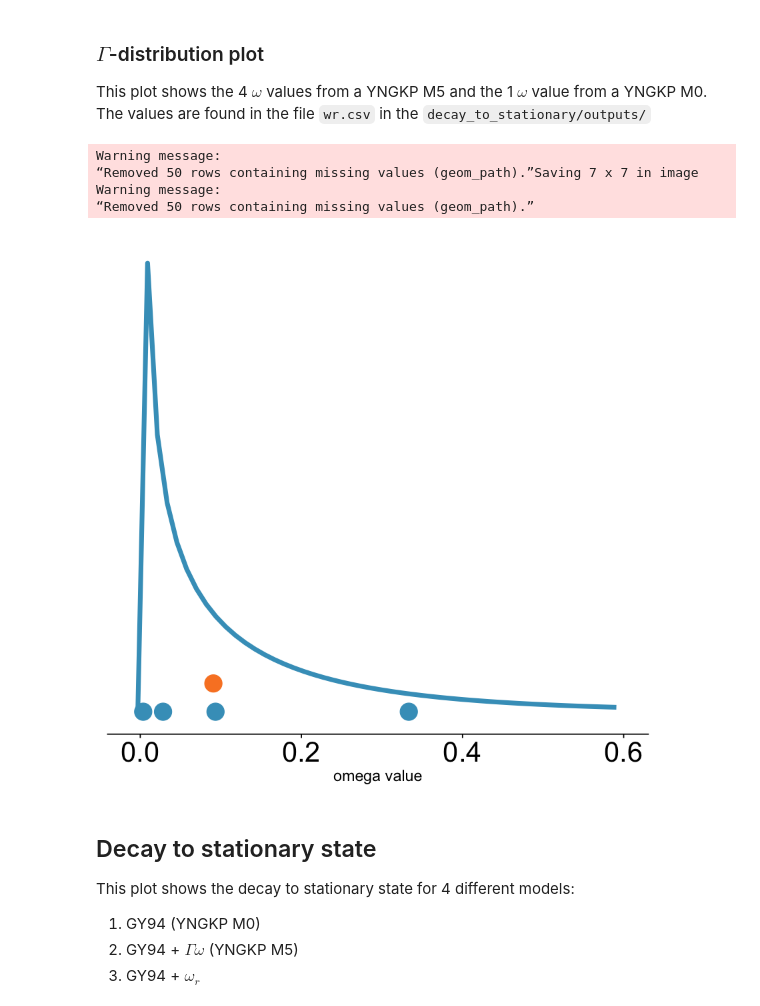
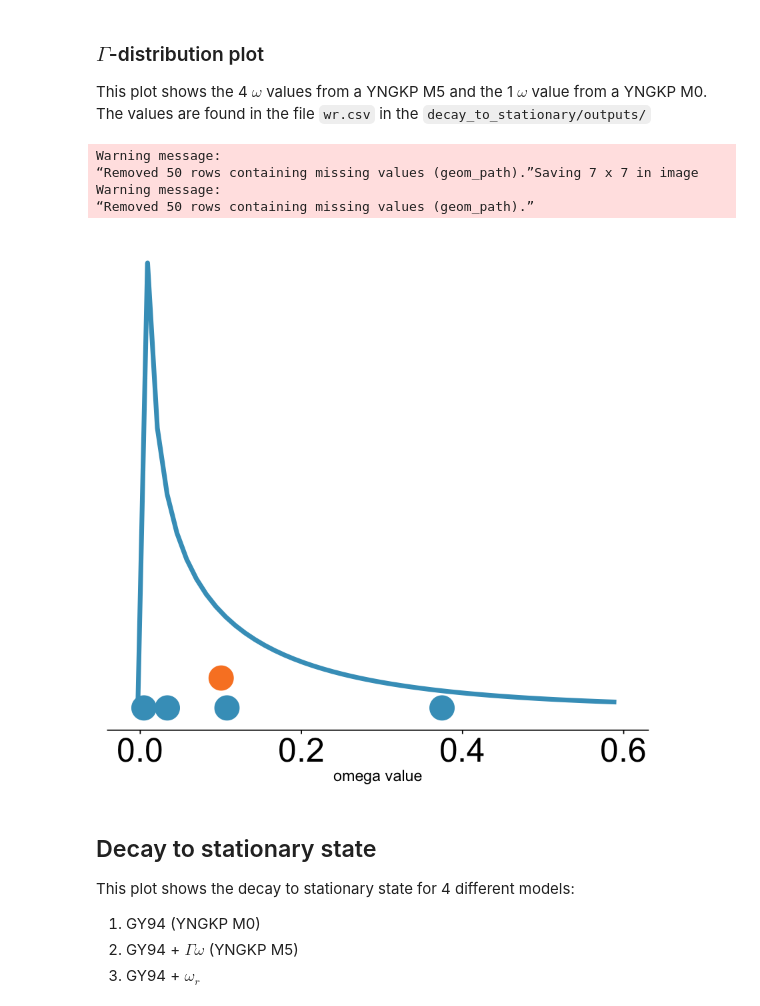
Before and after one commit to jbloomlab/divergence_timing_manuscript, a Jupyter notebook: manuscript/figures/figures.ipynb, the cells around one changed output. Drawn from its saved outputs; the diff is of its cells as text; code cells hidden in the pictures.

Commit message:
small tweaks to first two figures

```diff
--- a/manuscript/figures/figures.ipynb
+++ b/manuscript/figures/figures.ipynb
@@ -143,34 +143,33 @@ Saving 10 x 7 in image
 This plot shows the 4 $\omega$ values from a YNGKP M5 and the 1 $\omega$ value from a YNGKP M0.
 The values are found in the file `wr.csv` in the `decay_to_stationary/outputs/`
 # %%
-# read in the dataframe from decay to stationary
-model_params = read.csv("../../analysis/decay_to_stationary/outputs/wr.csv")
-# get the gamma distribution
-gamma = subset(model_params, type == "gamma")
-alpha_omega = subset(gamma, model=="alpha_omega")$omega[[1]]
-beta_omega = subset(gamma, model=="beta_omega")$omega[[1]]
+# set up gamma distribution
+alpha_omega = 0.509
+beta_omega = 3.92
 x <- seq(-.1,1.1,length=100)
 y <- dgamma(x, alpha_omega, beta_omega)
 df <- data.frame(x,y)
 # get the omega values
-means = subset(model_params, type == "omega")
-means$y_axis = append(rep(0, (nrow(means)-1)), 0.75)
+means = c(0.00458686,0.03361759,0.10764779,0.37455593,0.100413)
+model = c("M5", "M5", "M5", "M5", "M0")
+means = data.frame(means, model)
+means$y_axis = append(rep(0, 4), 0.75)
 
 myColors <- c(orange, blue)
 colorScale <- scale_color_manual(name = "Model", values = myColors)
 
 omega <- ggplot(df, aes(x,y)) + geom_line(color=blue, size=2)
-omega <- omega + xlab("omega value") + theme(axis.text.x = element_text(size=25),axis.line.y = element_blank(), axis.ticks.y = element_blank(), axis.text.y = element_blank(), axis.title.y=element_blank(), legend.position = "none")
+omega <- omega + xlab("omega value") + theme(axis.text.x = element_text(size=30),axis.line.y = element_blank(), axis.ticks.y = element_blank(), axis.text.y = element_blank(), axis.title.y=element_blank(), legend.position = "none")
 omega <- omega + colorScale + xlim(c(-.01, 0.6))
-omega <- omega + geom_point(data=means, aes(omega,y_axis, color=model), size = 7)
+omega <- omega + geom_point(data=means, aes(means,y_axis, color=model), size = 10)
 omega
 ggsave("_raw_omega.png")
 # %% [output]
 Warning message:
 “Removed 50 rows containing missing values (geom_path).”Saving 7 x 7 in image
 Warning message:
 “Removed 50 rows containing missing values (geom_path).”
-[figure, old version]
+[figure, new version]
 # %% [markdown]
 ## Decay to stationary state
 
```
Also changed, not shown: parts of 6 cells of this notebook, 8 other files.
